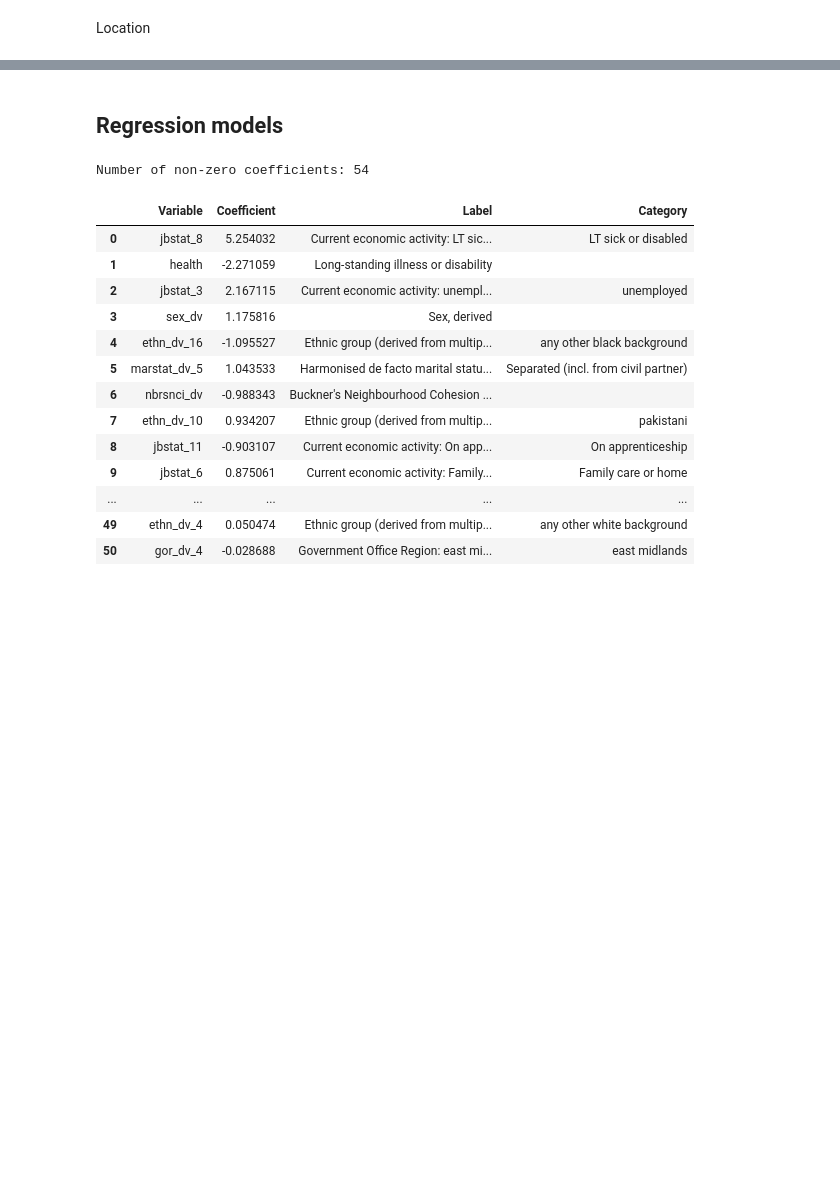
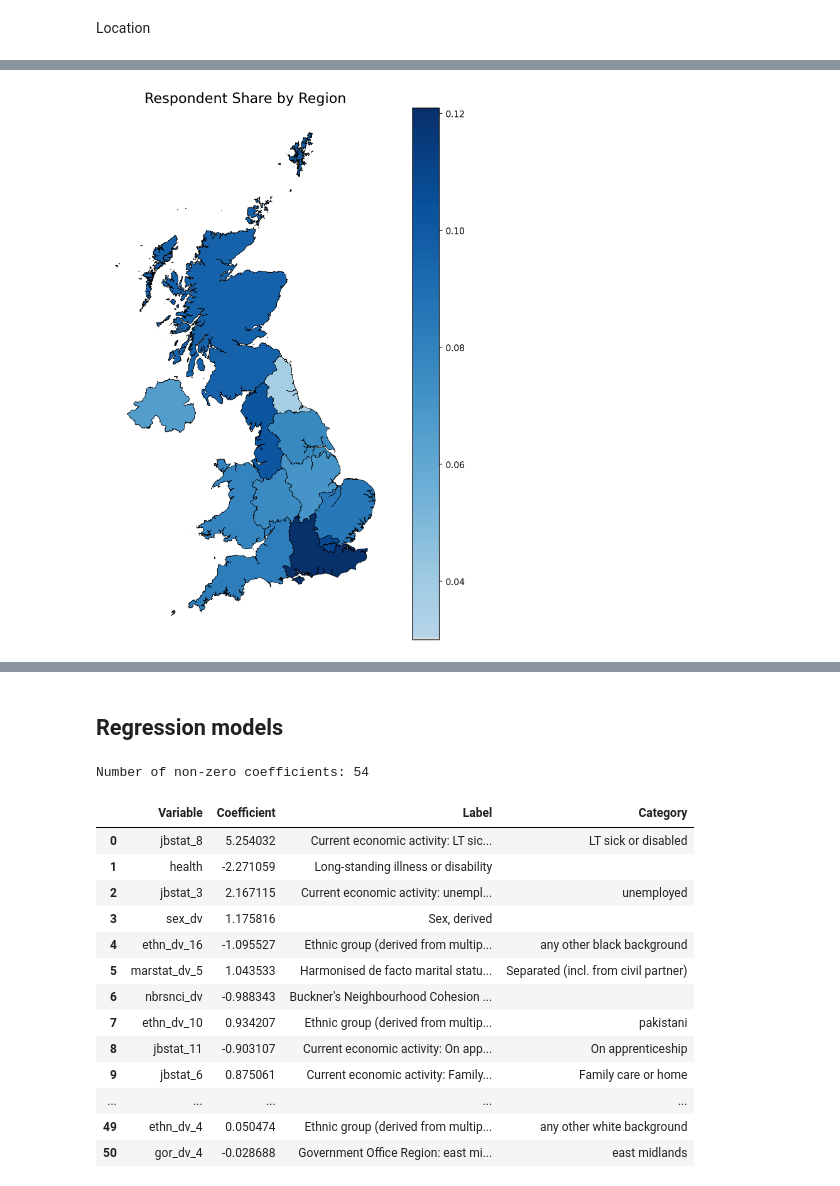
Before and after one commit to arikatz123/ukhls_informal_institutions_project, a Jupyter notebook: notebooks/refined_data_processing.ipynb, the cells around one changed output, grey strips where cells are left out. Cells and saved outputs as stored; diff of their text form; code cells hidden in the pictures; blank space fills up the shorter version.

```diff
--- a/notebooks/refined_data_processing.ipynb
+++ b/notebooks/refined_data_processing.ipynb
@@ -239,2 +272,74 @@ Social cohesion (informal institutions)
 # %% [markdown]
 Location
+# %%
+from matplotlib.colors import Normalize
+from matplotlib.colors import LinearSegmentedColormap
+
+import numpy as np, pandas as pd, geopandas as gpd, matplotlib.pyplot as plt
+
+# --- 1) Load shapes and standardise the name column ---
+PATH_TO_GEOJSON = "/Users/arikatz/VSCode Projects/ukhls-informal-institutions-project/data/gor_dv.geojson"
+NAME_COL = "ITL125NM"          # <- check with: print(gpd.read_file(PATH_TO_GEOJSON).columns)
+regions = gpd.read_file(PATH_TO_GEOJSON)[[NAME_COL, "geometry"]].rename(columns={NAME_COL:"Region"})
+
+# --- 2) Map gor_dv codes to the EXACT strings used in the GeoJSON ---
+# ITL1 2025 names look like this:
+code_to_label_geojson = {
+    1: "North East (England)",
+    2: "North West (England)",
+    3: "Yorkshire and The Humber",
+    4: "East Midlands (England)",
+    5: "West Midlands (England)",
+    6: "East (England)",
+    7: "London",
+    8: "South East (England)",
+    9: "South West (England)",
+    10: "Wales",
+    11: "Scotland",
+    12: "Northern Ireland"
+}
+
+# --- 3) Build a tidy distribution table (counts + shares) ---
+gor = (X["gor_dv"].astype(int)
+                 .map(code_to_label_geojson))   # convert codes -> GeoJSON labels
+
+dist = (gor.value_counts()                  # count occurrences of each label
+          .rename_axis("Region")            # name the index
+          .reset_index(name="Count")        # turn into a DataFrame
+          .sort_values("Count", ascending=False)) # sort by count descending
+dist["Share"] = dist["Count"] / dist["Count"].sum() # compute share
+
+print("\nDistribution of respondents by region:")
+print(dist.assign(Share=lambda d: (d["Share"]*100).round(1)).to_string(index=False)) # display as percentages.
+
+# --- 4) Merge onto the polygons and plot ---
+gdf = regions.merge(dist, on="Region", how="left").fillna({"Count":0, "Share":0.0})
+fig, ax = plt.subplots(figsize=(8, 9))
+
+# Custom colormap: start at light grey, then blend into Blues
+
+from matplotlib.colors import to_rgba
+
+# Convert "#dddddd" to RGBA and concatenate with Blues colormap
+grey_rgba = np.array([to_rgba("#dddddd")])
+blues_rgba = plt.cm.Blues(np.linspace(0.3, 1, 256))
+colors = np.vstack([grey_rgba, blues_rgba])
+custom_cmap = LinearSegmentedColormap.from_list("grey_blues", colors, N=256)
+
+# Set vmin to 0.03 (3%) so that 3% is not mapped to the lightest grey
+norm = Normalize(vmin=0.03, vmax=gdf["Share"].max(), clip=True)
+
+gdf.plot(
+    column="Share",
+    cmap=custom_cmap,
+    edgecolor="black",
+    linewidth=0.5,
+    legend=True,
+    norm=norm,
+    ax=ax
+)
+ax.set_title("Respondent Share by Region", fontsize=16)
+ax.axis("off")
+plt.tight_layout()
+plt.show()
+# %% [output]
@@ -240,0 +360 @@ Location
+[figure, added]
```
Also changed, not shown: parts of 24 cells of this notebook.
